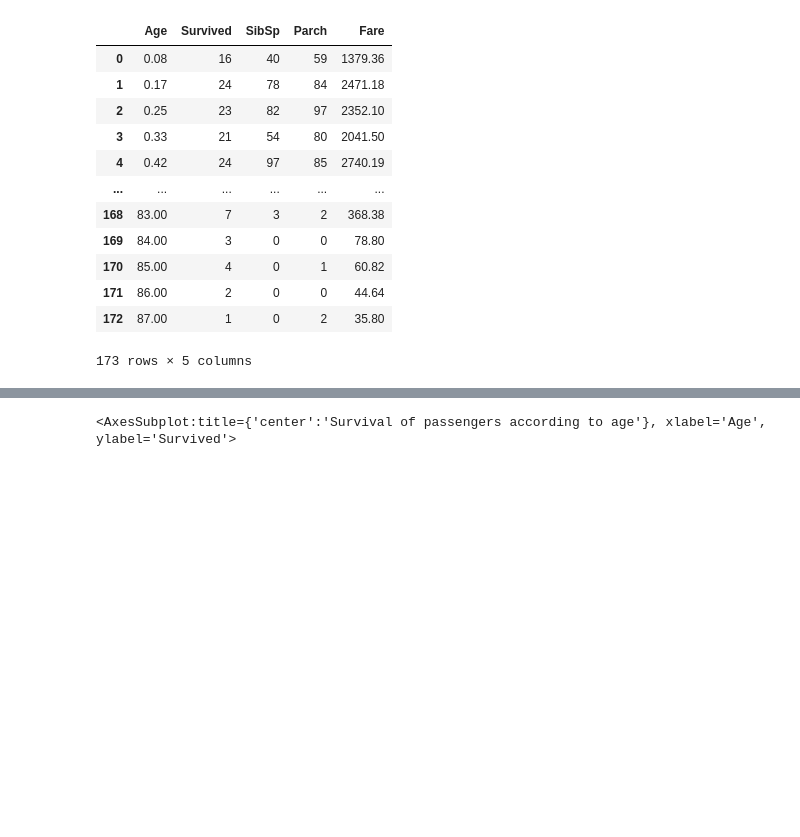
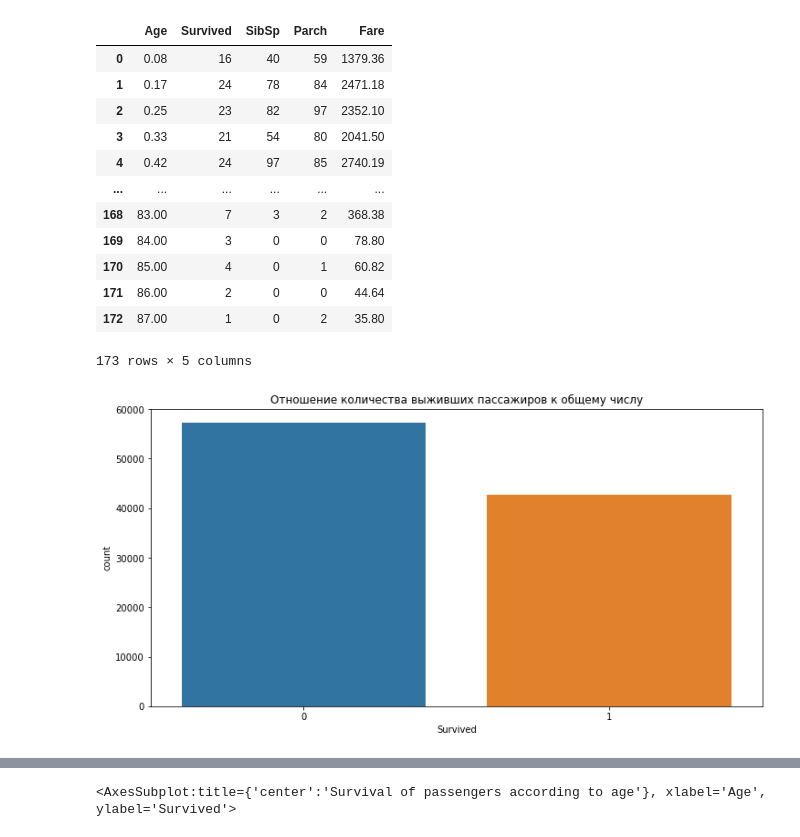
Before and after one commit to mamont79/02_EDA_2022, a Jupyter notebook: 02_EDA_2022.ipynb, the cells around one changed output, grey strips where cells are left out. Cells and saved outputs as stored; diff of their text form; code cells hidden in the pictures; blank space fills up the shorter version.

```diff
--- a/02_EDA_2022.ipynb
+++ b/02_EDA_2022.ipynb
@@ -102,3 +120,9 @@ age_surv.drop(['PassengerId', 'Pclass'],axis=1)
 | 171 | 86.00 | 2 | 0 | 0 | 44.64 |
 | 172 | 87.00 | 1 | 0 | 2 | 35.80 |
 173 rows × 5 columns
+# %%
+plt.figure(figsize=(12,6))
+sns.countplot('Survived', data=db).set_title("Отношение количества выживших пассажиров к общему числу")
+plt.show()
+# %% [output]
+[figure, added]
```
Also changed, not shown: parts of 5 cells of this notebook.
